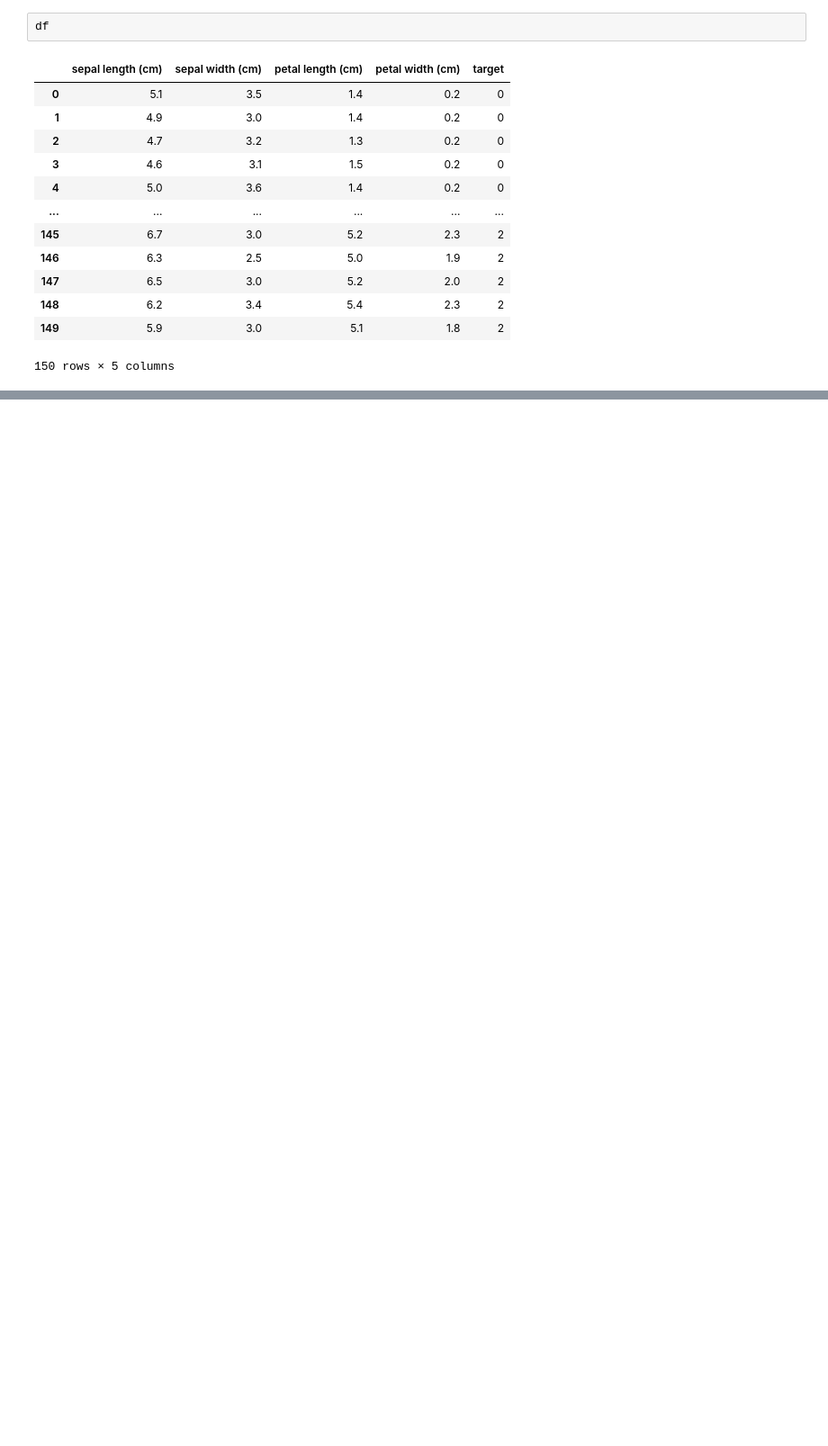
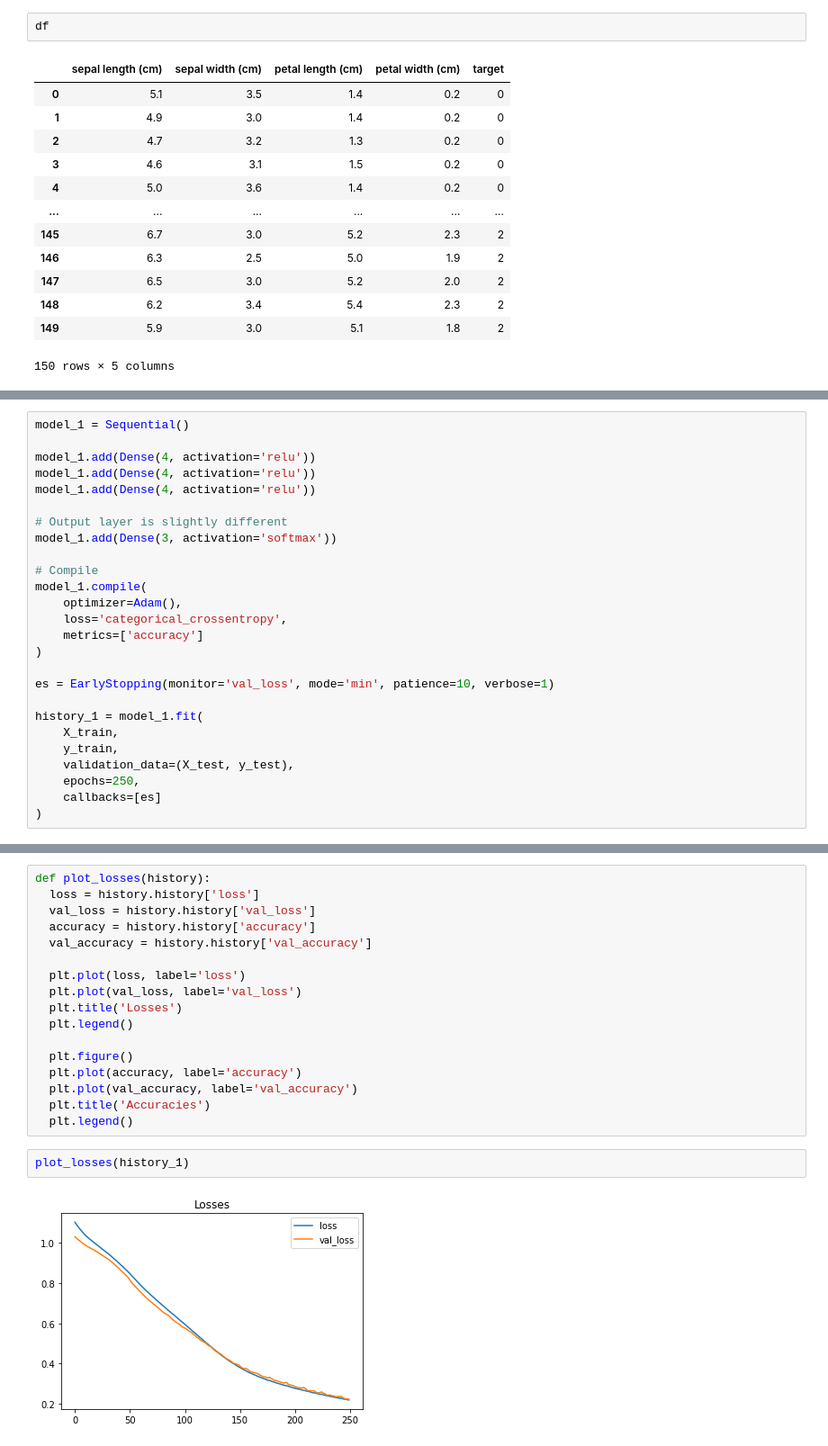
Before and after one commit to linusidom/data_sciences, a Jupyter notebook: 59 - TensorFlow Multi-Category Classification.ipynb, the cells around one changed output, grey strips where cells are left out. Shown: that part at 90% size. Cells and saved outputs as stored; diff of their text form; blank space fills up the shorter version.

```diff
--- a/59 - TensorFlow Multi-Category Classification.ipynb
+++ b/59 - TensorFlow Multi-Category Classification.ipynb
@@ -340,0 +248,26 @@ actual = np.argmax(y_test, axis=1)
+# %%
+model_1 = Sequential()
+
+model_1.add(Dense(4, activation='relu'))
+model_1.add(Dense(4, activation='relu'))
+model_1.add(Dense(4, activation='relu'))
+
+# Output layer is slightly different
+model_1.add(Dense(3, activation='softmax'))
+
+# Compile
+model_1.compile(
+    optimizer=Adam(),
+    loss='categorical_crossentropy',
+    metrics=['accuracy']
+)
+
+es = EarlyStopping(monitor='val_loss', mode='min', patience=10, verbose=1)
+
+history_1 = model_1.fit(
+    X_train,
+    y_train,
+    validation_data=(X_test, y_test),
+    epochs=250,
+    callbacks=[es]
+)
@@ -340,0 +292,21 @@ actual = np.argmax(y_test, axis=1)
+# %%
+def plot_losses(history):
+  loss = history.history['loss']
+  val_loss = history.history['val_loss']
+  accuracy = history.history['accuracy']
+  val_accuracy = history.history['val_accuracy']
+
+  plt.plot(loss, label='loss')
+  plt.plot(val_loss, label='val_loss')
+  plt.title('Losses')
+  plt.legend()
+
+  plt.figure()
+  plt.plot(accuracy, label='accuracy')
+  plt.plot(val_accuracy, label='val_accuracy')
+  plt.title('Accuracies')
+  plt.legend()
+# %%
+plot_losses(history_1)
+# %% [output]
+[figure, added]
```
Also changed, not shown: parts of 58 cells of this notebook, 11 other files.
